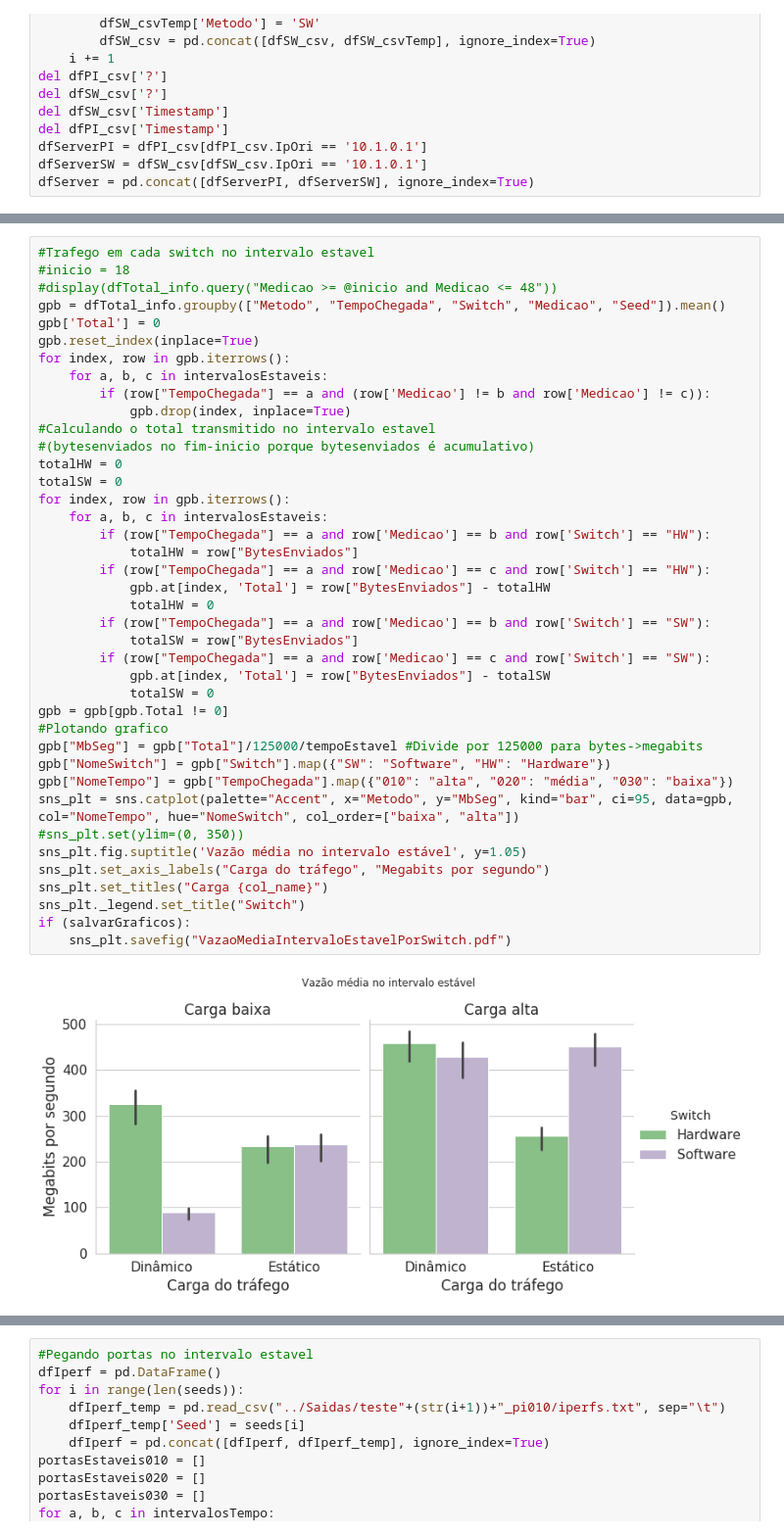
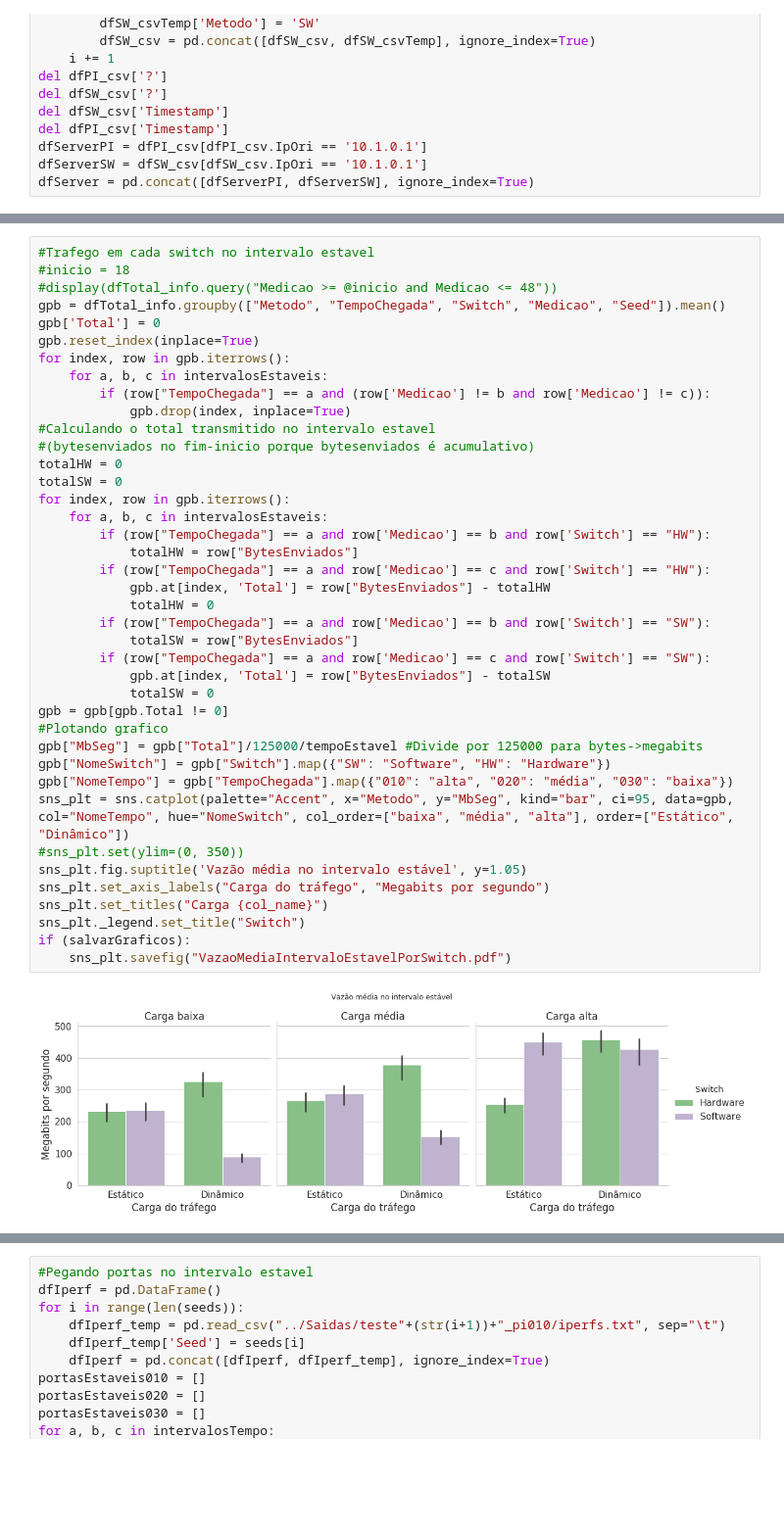
Before and after one commit to pedrobellotti/iperftestes, a Jupyter notebook: Scripts/teste.ipynb, the cells around one changed output, grey strips where cells are left out. Shown at 98% size. Cells and saved outputs as stored; diff of their text form; blank space fills up the shorter version.

```diff
--- a/Scripts/teste.ipynb
+++ b/Scripts/teste.ipynb
@@ -132,32 +133,32 @@ for index, row in gpb.iterrows():
             gpb.drop(index, inplace=True)
 #Calculando o total transmitido no intervalo estavel
 #(bytesenviados no fim-inicio porque bytesenviados é acumulativo)
 totalHW = 0
 totalSW = 0
 for index, row in gpb.iterrows():
     for a, b, c in intervalosEstaveis:
         if (row["TempoChegada"] == a and row['Medicao'] == b and row['Switch'] == "HW"):
             totalHW = row["BytesEnviados"]
         if (row["TempoChegada"] == a and row['Medicao'] == c and row['Switch'] == "HW"):
             gpb.at[index, 'Total'] = row["BytesEnviados"] - totalHW
             totalHW = 0
         if (row["TempoChegada"] == a and row['Medicao'] == b and row['Switch'] == "SW"):
             totalSW = row["BytesEnviados"]
         if (row["TempoChegada"] == a and row['Medicao'] == c and row['Switch'] == "SW"):
             gpb.at[index, 'Total'] = row["BytesEnviados"] - totalSW
             totalSW = 0
 gpb = gpb[gpb.Total != 0]
 #Plotando grafico
 gpb["MbSeg"] = gpb["Total"]/125000/tempoEstavel #Divide por 125000 para bytes->megabits
 gpb["NomeSwitch"] = gpb["Switch"].map({"SW": "Software", "HW": "Hardware"})
 gpb["NomeTempo"] = gpb["TempoChegada"].map({"010": "alta", "020": "média", "030": "baixa"})
-sns_plt = sns.catplot(palette="Accent", x="Metodo", y="MbSeg", kind="bar", ci=95, data=gpb, col="NomeTempo", hue="NomeSwitch", col_order=["baixa", "alta"])
+sns_plt = sns.catplot(palette="Accent", x="Metodo", y="MbSeg", kind="bar", ci=95, data=gpb, col="NomeTempo", hue="NomeSwitch", col_order=["baixa", "média", "alta"], order=["Estático", "Dinâmico"])
 #sns_plt.set(ylim=(0, 350))
 sns_plt.fig.suptitle('Vazão média no intervalo estável', y=1.05)
 sns_plt.set_axis_labels("Carga do tráfego", "Megabits por segundo")
 sns_plt.set_titles("Carga {col_name}")
 sns_plt._legend.set_title("Switch")
 if (salvarGraficos):
     sns_plt.savefig("VazaoMediaIntervaloEstavelPorSwitch.pdf")
 # %% [output]
-[figure, old version]
+[figure, new version]
```
Also changed, not shown: parts of 9 cells of this notebook, 7 other files.
